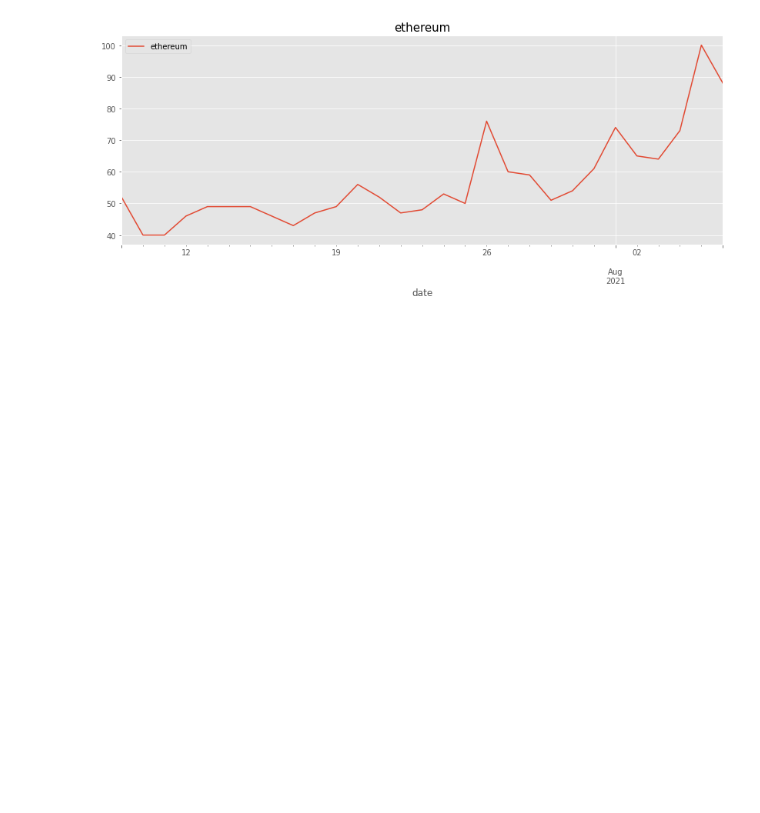
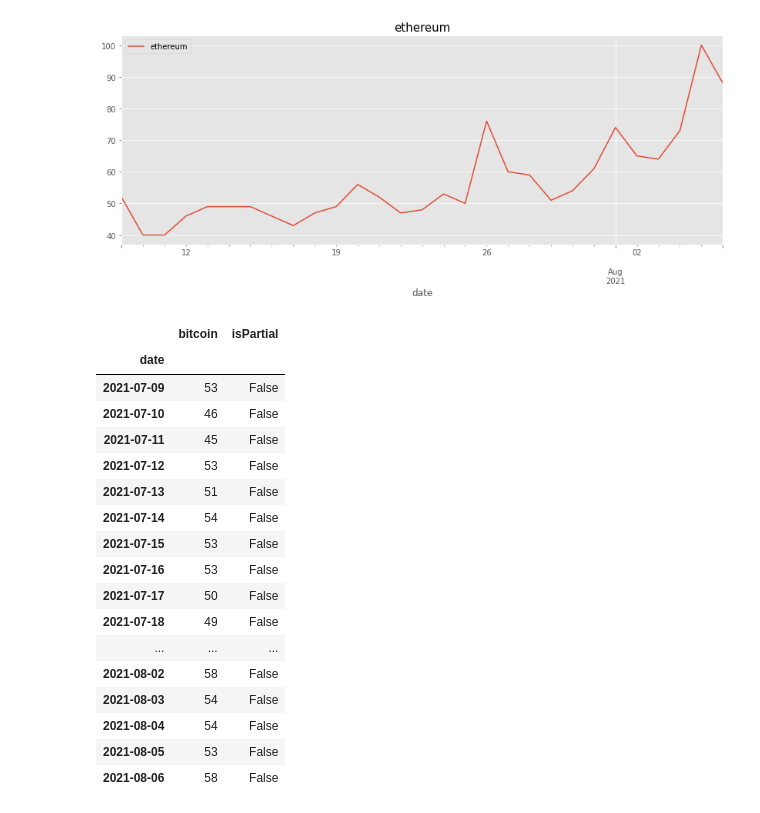
Before and after one commit to K-107/exercise, a Jupyter notebook: 영모기_부탁.ipynb, the cells around one changed output. Cells and saved outputs as stored; diff of their text form; code cells hidden in the pictures; blank space fills up the shorter version.

```diff
--- a/영모기_부탁.ipynb
+++ b/영모기_부탁.ipynb
@@ -116,3 +116,29 @@ plt.legend(labels=['ethereum'], loc='upper left')
 # %% [output]
 <matplotlib.legend.Legend at 0x...>
 [figure]
+# %%
+keyword = 'bitcoin'
+
+trend_obj.build_payload(kw_list=[keyword], timeframe=period)
+trend_df_2 = trend_obj.interest_over_time()
+
+trend_df_2
+# %% [output]
+|  | bitcoin | isPartial |
+| date |  |  |
+| 2021-07-09 | 53 | False |
+| 2021-07-10 | 46 | False |
+| 2021-07-11 | 45 | False |
+| 2021-07-12 | 53 | False |
+| 2021-07-13 | 51 | False |
+| 2021-07-14 | 54 | False |
+| 2021-07-15 | 53 | False |
+| 2021-07-16 | 53 | False |
+| 2021-07-17 | 50 | False |
+| 2021-07-18 | 49 | False |
+| ... | ... | ... |
+| 2021-08-02 | 58 | False |
+| 2021-08-03 | 54 | False |
+| 2021-08-04 | 54 | False |
+| 2021-08-05 | 53 | False |
+| 2021-08-06 | 58 | False |
```
Also changed, not shown: parts of 3 cells of this notebook.
